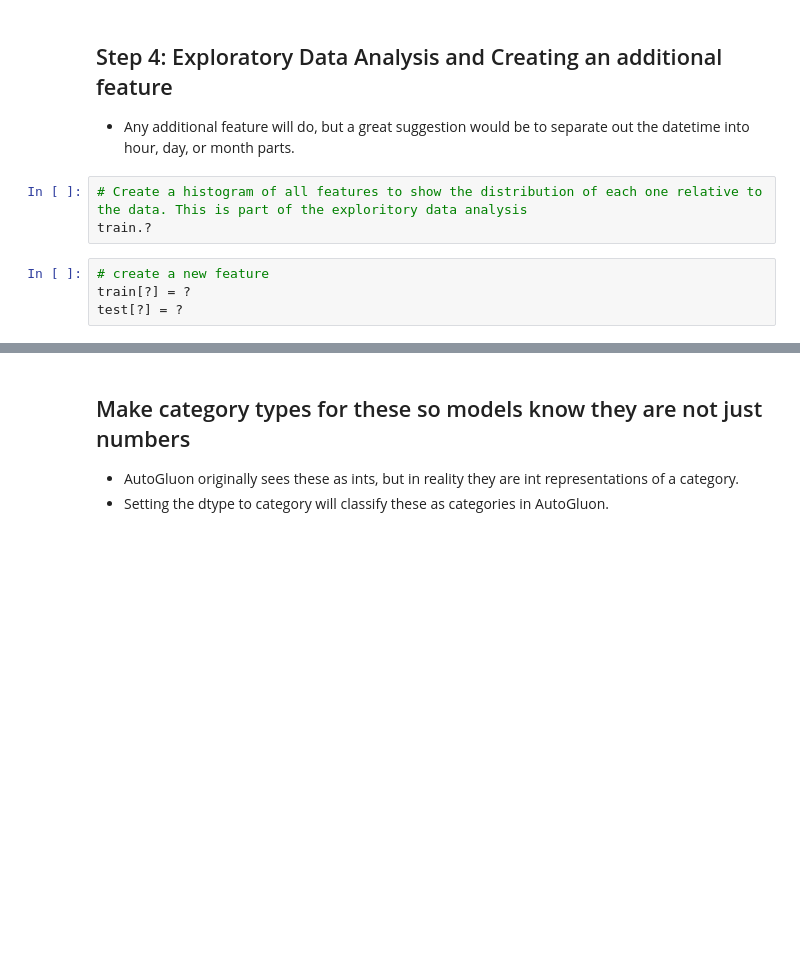
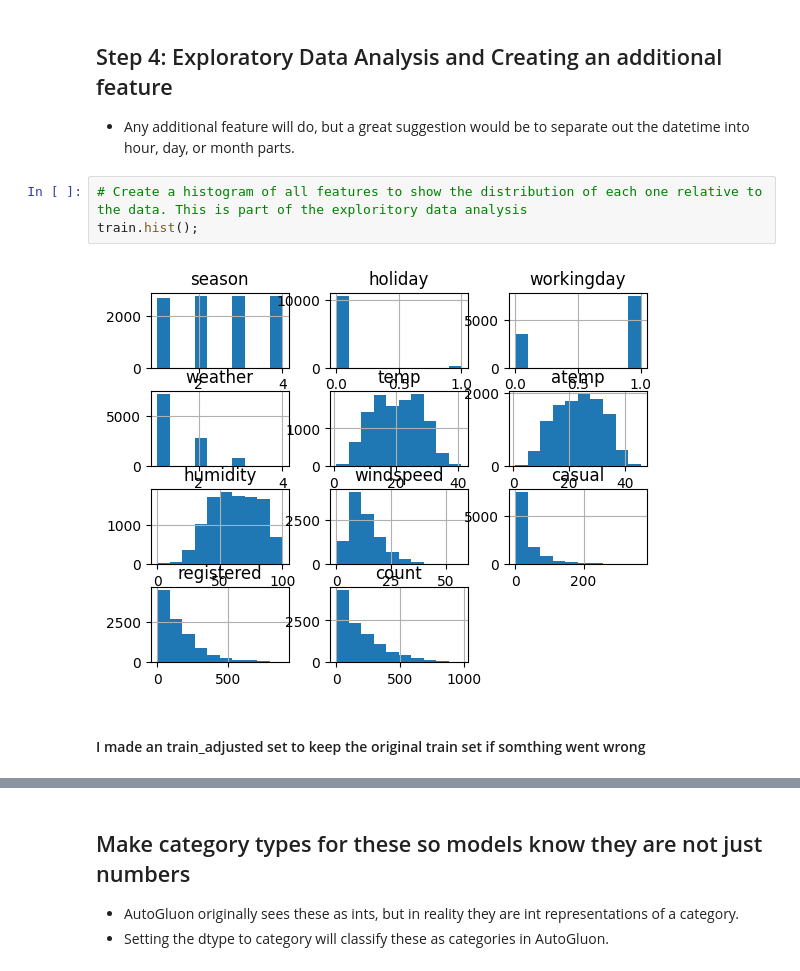
Before and after one commit to OmarAI2003/AutoGluon-Based-Bike-Sharing-Demand-Prediction, a Jupyter notebook: Project_files/project-template.ipynb, the cells around one changed output, grey strips where cells are left out. Saved outputs shown, nothing was run; the diff lists cells and outputs as text; blank space fills up the shorter version.

```diff
--- a/Project_files/project-template.ipynb
+++ b/Project_files/project-template.ipynb
@@ -132,8 +291,8 @@ submission.to_csv("submission.csv", index=False)
 * Any additional feature will do, but a great suggestion would be to separate out the datetime into hour, day, or month parts.
 # %%
 # Create a histogram of all features to show the distribution of each one relative to the data. This is part of the exploritory data analysis
-train.?
+train.hist();
+# %% [output]
+[figure, added]
-# %%
-# create a new feature
-train[?] = ?
-test[?] = ?
+# %% [markdown]
+#### I made an train_adjusted set to keep the original train set if somthing went wrong
```
Also changed, not shown: parts of 59 cells of this notebook, 10 other files.
